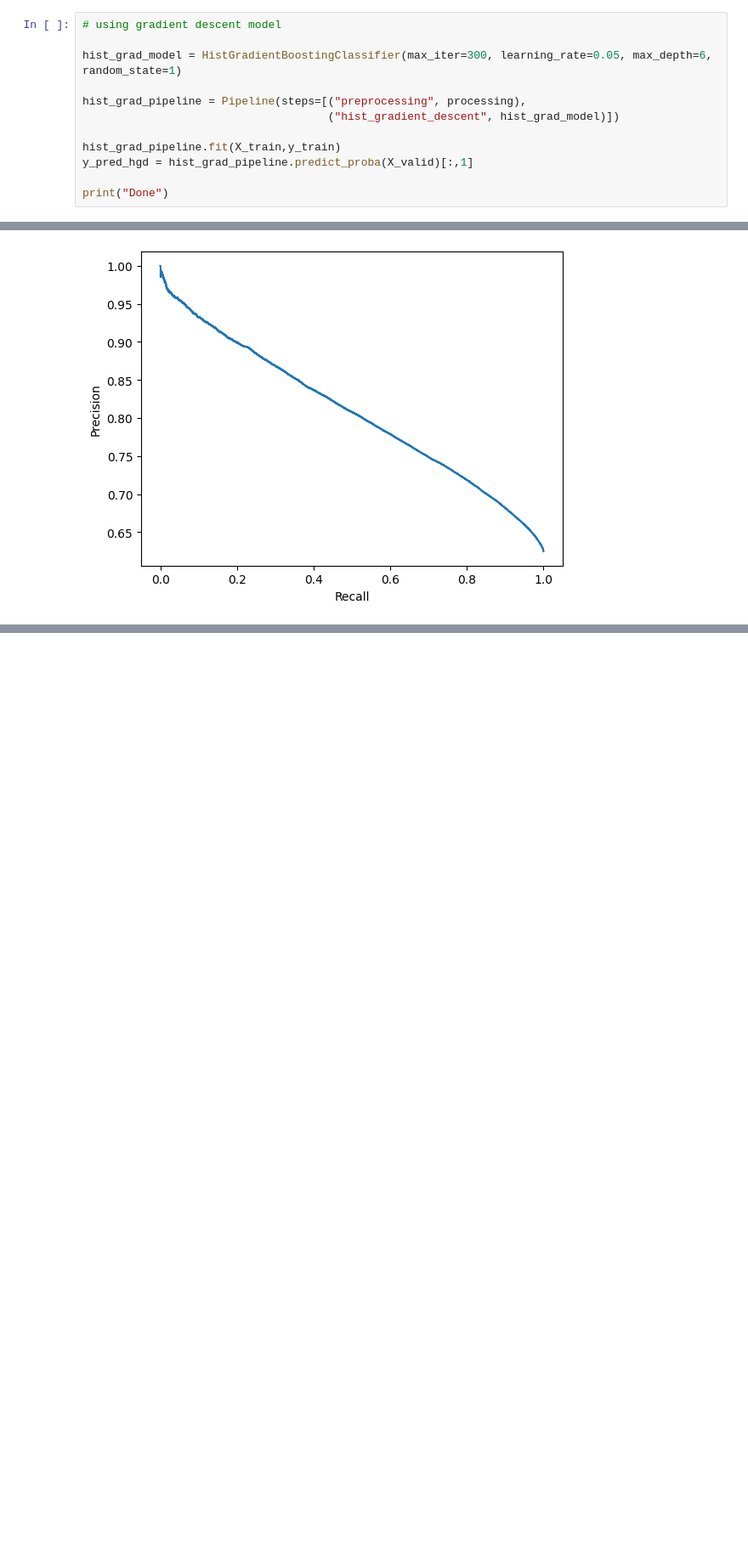
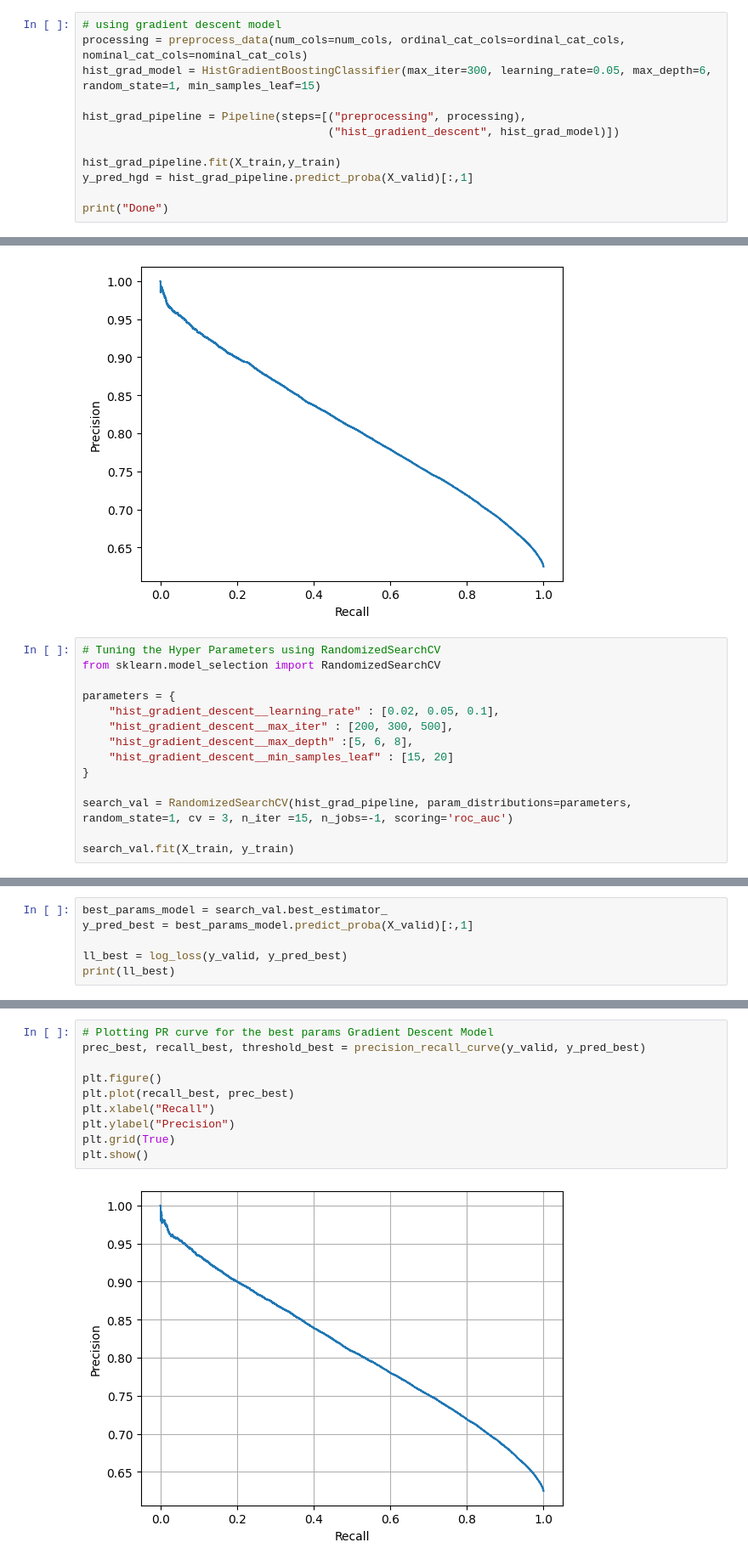
Before and after one commit to Aman-Kumar2001/diabetes_risk_prediction, a Jupyter notebook: notebooks/randomforest_boost.ipynb, the cells around one changed output, grey strips where cells are left out. Shown: that part at 85% size. Cells and saved outputs as stored; diff of their text form; blank space fills up the shorter version.

Commit message:
Tuning Hyperparameters of Gradient Boost Model

```diff
--- a/notebooks/randomforest_boost.ipynb
+++ b/notebooks/randomforest_boost.ipynb
@@ -85,8 +85,8 @@ Confusion Matrix:
  [30069 57409]]
 # %%
 # using gradient descent model
-
-hist_grad_model = HistGradientBoostingClassifier(max_iter=300, learning_rate=0.05, max_depth=6, random_state=1)
+processing = preprocess_data(num_cols=num_cols, ordinal_cat_cols=ordinal_cat_cols, nominal_cat_cols=nominal_cat_cols)
+hist_grad_model = HistGradientBoostingClassifier(max_iter=300, learning_rate=0.05, max_depth=6, random_state=1, min_samples_leaf=15)
 
 hist_grad_pipeline = Pipeline(steps=[("preprocessing", processing),
                                      ("hist_gradient_descent", hist_grad_model)])
@@ -128,3 +128,17 @@ plt.ylabel("Precision")
 plt.show()
 # %% [output]
 [figure]
+# %%
+# Tuning the Hyper Parameters using RandomizedSearchCV
+from sklearn.model_selection import RandomizedSearchCV
+
+parameters = {
+    "hist_gradient_descent__learning_rate" : [0.02, 0.05, 0.1],
+    "hist_gradient_descent__max_iter" : [200, 300, 500],
+    "hist_gradient_descent__max_depth" :[5, 6, 8],
+    "hist_gradient_descent__min_samples_leaf" : [15, 20]
+}
+
+search_val = RandomizedSearchCV(hist_grad_pipeline, param_distributions=parameters, random_state=1, cv = 3, n_iter =15, n_jobs=-1, scoring='roc_auc')
+
+search_val.fit(X_train, y_train)
@@ -130,0 +172,6 @@ plt.show()
+# %%
+best_params_model = search_val.best_estimator_
+y_pred_best = best_params_model.predict_proba(X_valid)[:,1]
+
+ll_best = log_loss(y_valid, y_pred_best)
+print(ll_best)
@@ -130,0 +180,12 @@ plt.show()
+# %%
+# Plotting PR curve for the best params Gradient Descent Model
+prec_best, recall_best, threshold_best = precision_recall_curve(y_valid, y_pred_best)
+
+plt.figure()
+plt.plot(recall_best, prec_best)
+plt.xlabel("Recall")
+plt.ylabel("Precision")
+plt.grid(True)
+plt.show()
+# %% [output]
+[figure, added]
```
Also changed, not shown: parts of 4 cells of this notebook, 1 other file.
